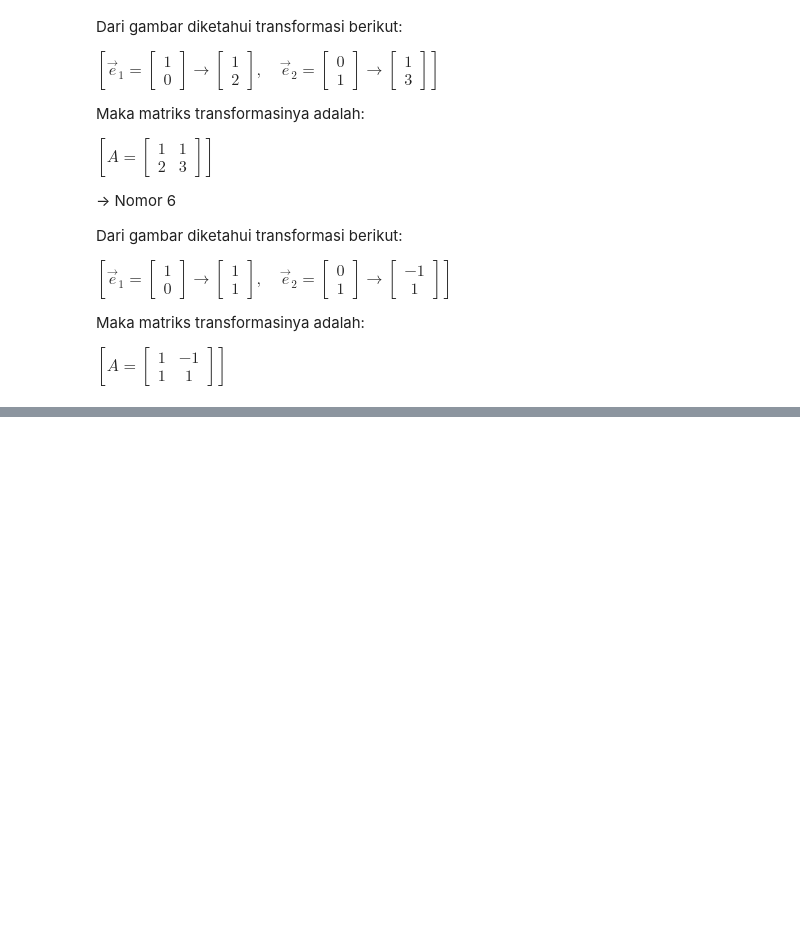
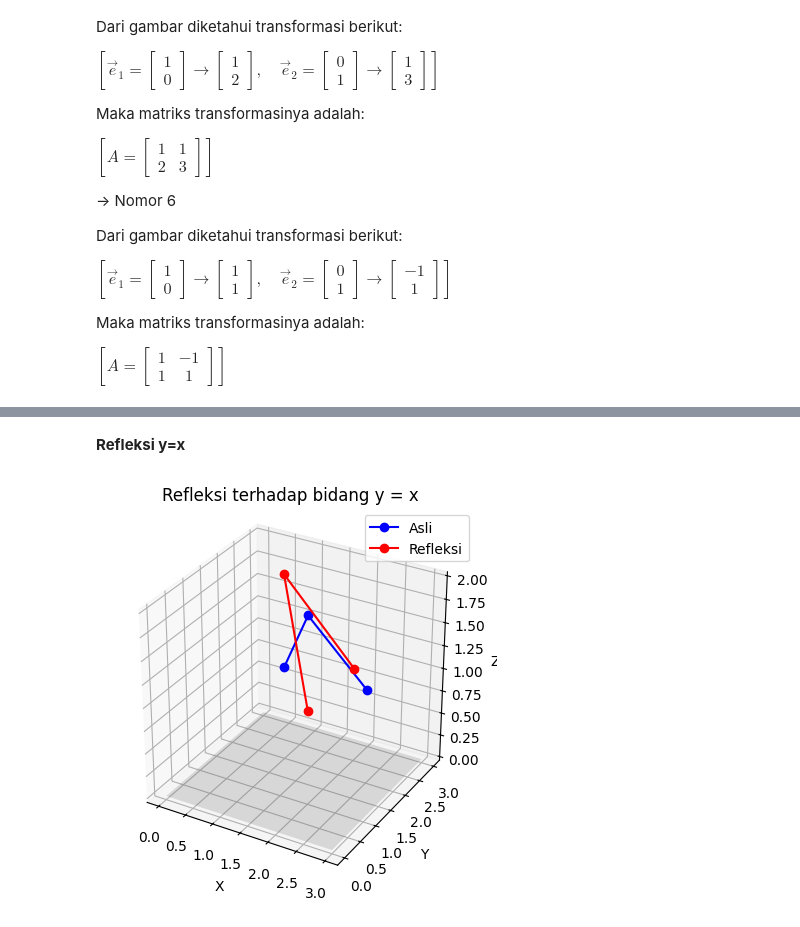
Before and after one commit to firdanylazahwaa/KALL, a Jupyter notebook: _sources/notebooks.ipynb, the cells around one changed output, grey strips where cells are left out. Drawn from its saved outputs; the diff is of its cells as text; code cells hidden in the pictures; blank space fills up the shorter version.

```diff
--- a/_sources/notebooks.ipynb
+++ b/_sources/notebooks.ipynb
@@ -764,0 +820,51 @@ Contoh titik:
+# %% [markdown]
+**Refleksi y=x**
+# %%
+import numpy as np
+import matplotlib.pyplot as plt
+from mpl_toolkits.mplot3d import Axes3D
+
+# Titik-titik objek asli (segitiga 3D)
+points = np.array([
+    [1, 2, 1],
+    [2, 1, 2],
+    [2.5, 2, 1]
+]).T  # 3xN
+
+# Matriks refleksi terhadap bidang y = x
+reflection_matrix = np.array([
+    [0, 1, 0],
+    [1, 0, 0],
+    [0, 0, 1]
+])
+
+# Lakukan refleksi
+reflected_points = reflection_matrix @ points
+
+# Buat plot
+fig = plt.figure()
+ax = fig.add_subplot(111, projection='3d')
+
+# Gambar objek asli (biru)
+ax.plot(points[0], points[1], points[2], 'bo-', label='Asli')
+
+# Gambar objek hasil refleksi (merah)
+ax.plot(reflected_points[0], reflected_points[1], reflected_points[2], 'ro-', label='Refleksi')
+
+# Tambahkan bidang bantu y = x (di bidang z=0)
+x_vals = y_vals = np.linspace(0, 3, 2)
+X, Y = np.meshgrid(x_vals, y_vals)
+Z = np.zeros_like(X)
+ax.plot_surface(X, Y, Z, alpha=0.2, color='gray')
+
+# Set label dan aspek
+ax.set_xlabel('X')
+ax.set_ylabel('Y')
+ax.set_zlabel('Z')
+ax.set_title('Refleksi terhadap bidang y = x')
+ax.legend()
+ax.set_box_aspect([1,1,1])
+
+plt.show()
+# %% [output]
+[figure, added]
```
Also changed, not shown: parts of 4 cells of this notebook, 8 other files.
